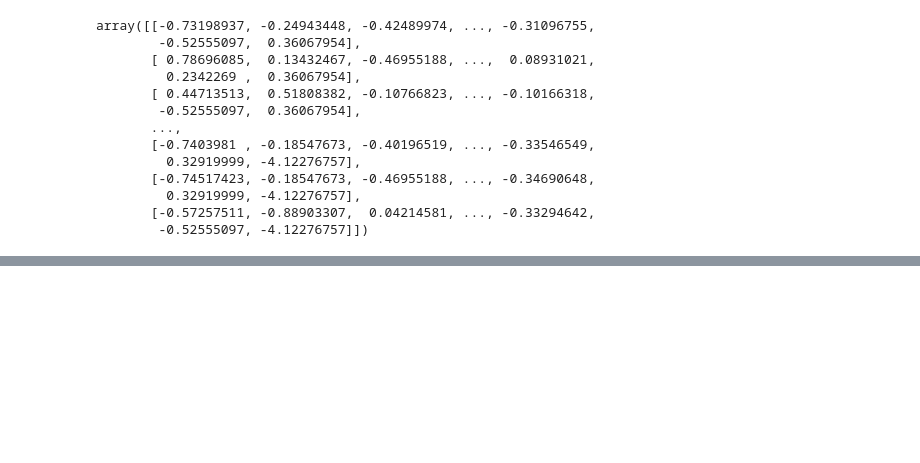
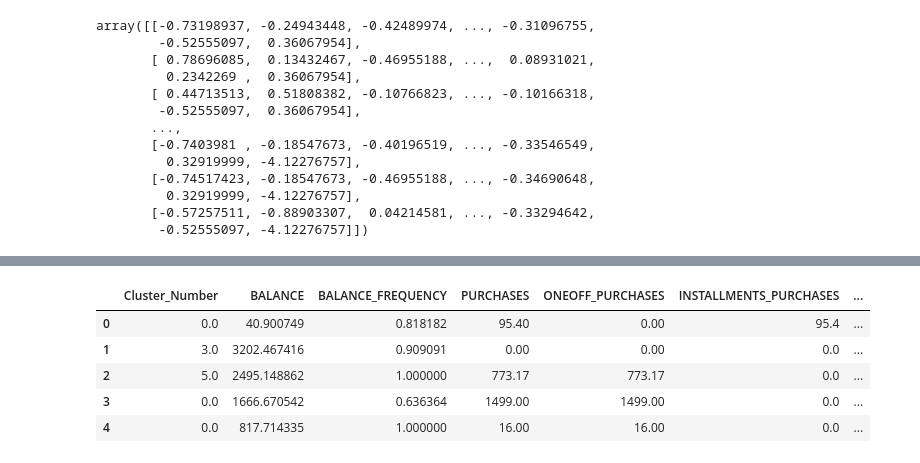
Before and after one commit to Dei-gratia/Machine-Learning-Projects, a Jupyter notebook: Machine Learning & Deep Learning Projects/Customer_segmentation.ipynb, the cells around one changed output, grey strips where cells are left out. Cells and saved outputs as stored; diff of their text form; code cells hidden in the pictures; blank space fills up the shorter version.

```diff
--- a/Machine Learning & Deep Learning Projects/Customer_segmentation.ipynb
+++ b/Machine Learning & Deep Learning Projects/Customer_segmentation.ipynb
@@ -175,0 +194,5 @@ array([[-0.73198937, -0.24943448, -0.42489974, ..., -0.31096755,
+# %%
+#building the model
+kmeans = KMeans(n_clusters=8, init="k-means++", random_state=0)
+y_kmeans = kmeans.fit_predict(dataset)
+y_kmeans
@@ -175,0 +206,2 @@ array([[-0.73198937, -0.24943448, -0.42489974, ..., -0.31096755,
+# %%
+y_kmeans = y_kmeans.reshape(len(y_kmeans), 1)
@@ -175,0 +212,3 @@ array([[-0.73198937, -0.24943448, -0.42489974, ..., -0.31096755,
+# %%
+b = np.concatenate((y_kmeans, df), axis = 1)
+df.columns
@@ -175,0 +223,15 @@ array([[-0.73198937, -0.24943448, -0.42489974, ..., -0.31096755,
+# %%
+df_final = pd.DataFrame(data=b, columns=['Cluster_Number', 'BALANCE', 'BALANCE_FREQUENCY', 'PURCHASES', 'ONEOFF_PURCHASES',
+       'INSTALLMENTS_PURCHASES', 'CASH_ADVANCE', 'PURCHASES_FREQUENCY',
+       'ONEOFF_PURCHASES_FREQUENCY', 'PURCHASES_INSTALLMENTS_FREQUENCY',
+       'CASH_ADVANCE_FREQUENCY', 'CASH_ADVANCE_TRX', 'PURCHASES_TRX',
+       'CREDIT_LIMIT', 'PAYMENTS', 'MINIMUM_PAYMENTS', 'PRC_FULL_PAYMENT',
+       'TENURE'])
+df_final.head()
+# %% [output]
+|  | Cluster_Number | BALANCE | BALANCE_FREQUENCY | PURCHASES | ONEOFF_PURCHASES | INSTALLMENTS_PURCHASES | ... |
+| 0 | 0.0 | 40.900749 | 0.818182 | 95.40 | 0.00 | 95.4 | ... |
+| 1 | 3.0 | 3202.467416 | 0.909091 | 0.00 | 0.00 | 0.0 | ... |
+| 2 | 5.0 | 2495.148862 | 1.000000 | 773.17 | 773.17 | 0.0 | ... |
+| 3 | 0.0 | 1666.670542 | 0.636364 | 1499.00 | 1499.00 | 0.0 | ... |
+| 4 | 0.0 | 817.714335 | 1.000000 | 16.00 | 16.00 | 0.0 | ... |
```
Also changed, not shown: parts of 9 cells of this notebook.
